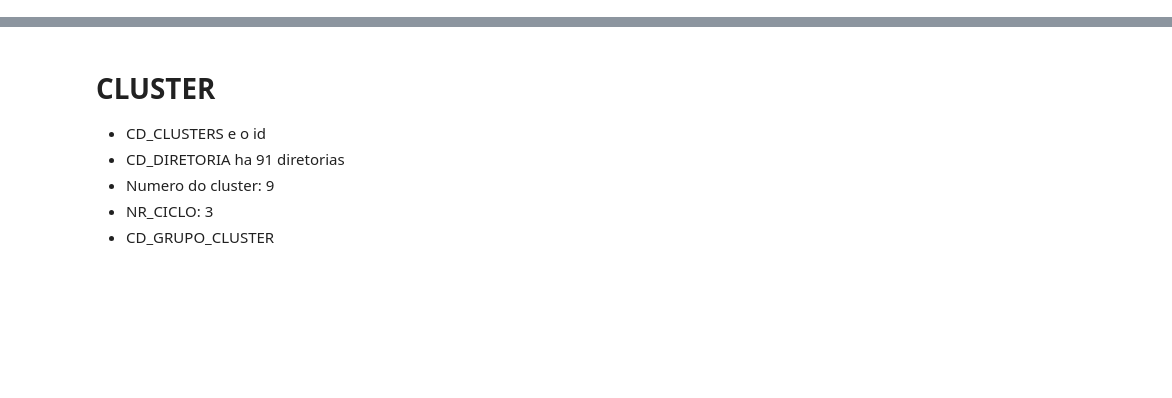
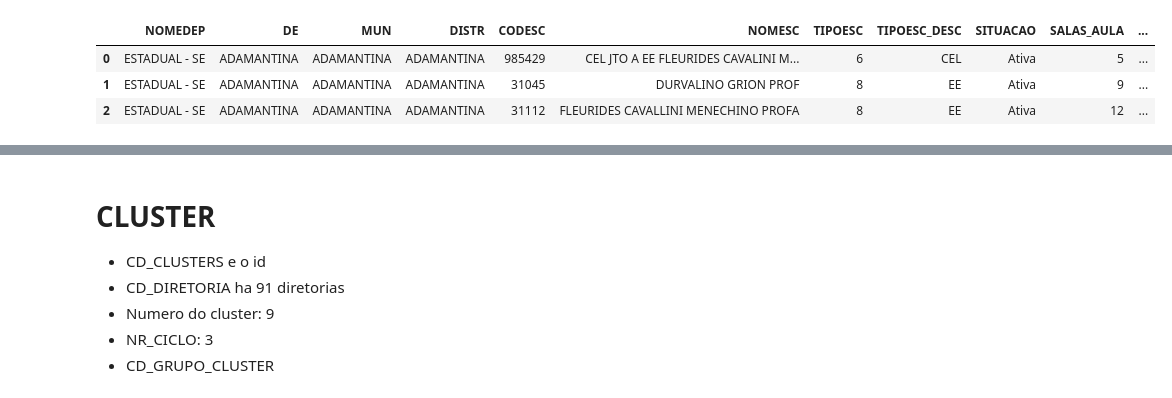
Before and after one commit to vultor33/DesafioSeduc, a Jupyter notebook: Avaliacao_escolas.ipynb, the cells around one changed output, grey strips where cells are left out. Saved outputs shown, nothing was run; the diff lists cells and outputs as text; code cells hidden in the pictures; blank space fills up the shorter version.

```diff
--- a/Avaliacao_escolas.ipynb
+++ b/Avaliacao_escolas.ipynb
@@ -25,0 +47,7 @@ esc = pd.DataFrame(esc)
+# %%
+dep.head(3)
+# %% [output]
+|  | NOMEDEP | DE | MUN | DISTR | CODESC | NOMESC | TIPOESC | TIPOESC_DESC | SITUACAO | SALAS_AULA | ... |
+| 0 | ESTADUAL - SE | ADAMANTINA | ADAMANTINA | ADAMANTINA | 985429 | CEL JTO A EE FLEURIDES CAVALINI M... | 6 | CEL | Ativa | 5 | ... |
+| 1 | ESTADUAL - SE | ADAMANTINA | ADAMANTINA | ADAMANTINA | 31045 | DURVALINO GRION PROF | 8 | EE | Ativa | 9 | ... |
+| 2 | ESTADUAL - SE | ADAMANTINA | ADAMANTINA | ADAMANTINA | 31112 | FLEURIDES CAVALLINI MENECHINO PROFA | 8 | EE | Ativa | 12 | ... |
```
Also changed, not shown: parts of 18 cells of this notebook.
